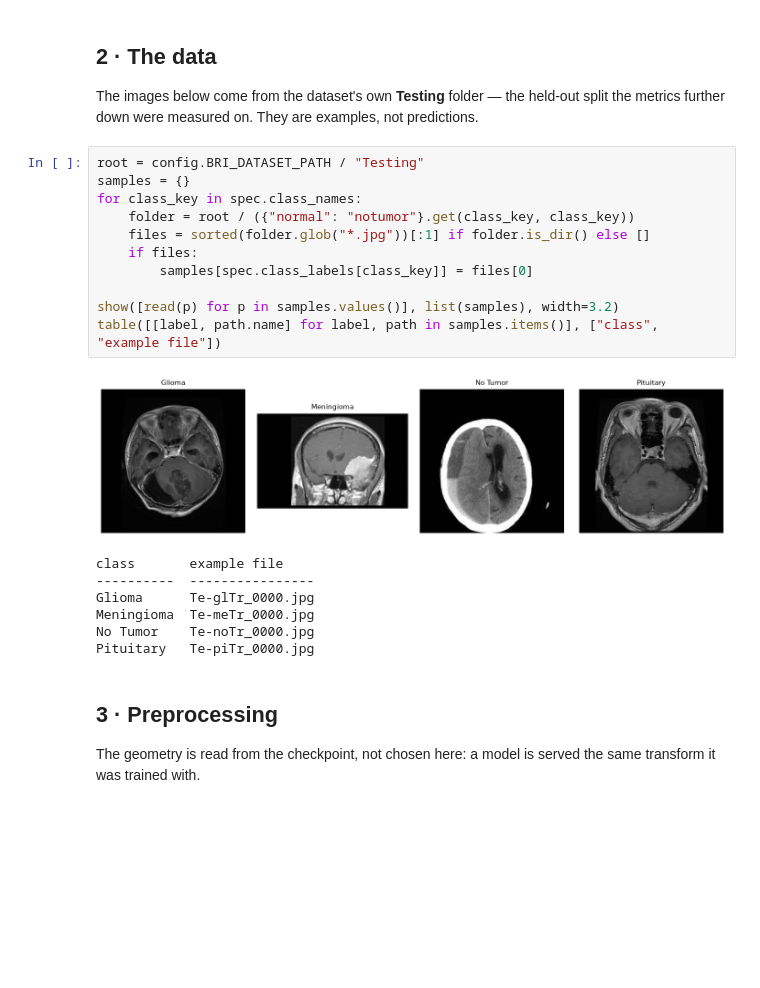
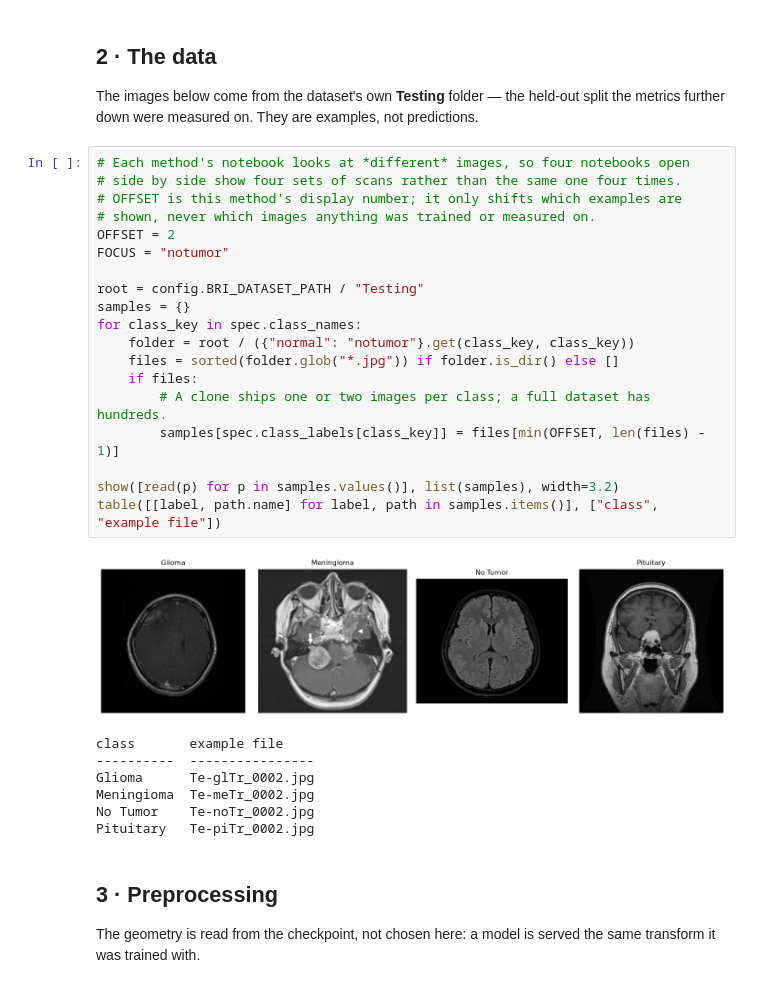
Before and after one commit to asifkhan78866-cmd/tumb, a Jupyter notebook: notebooks/03_method3_unet_convlstm_sfla.ipynb, the cells around one changed output. Saved outputs shown, nothing was run; the diff lists cells and outputs as text; blank space fills up the shorter version.

```diff
--- a/notebooks/03_method3_unet_convlstm_sfla.ipynb
+++ b/notebooks/03_method3_unet_convlstm_sfla.ipynb
@@ -106,24 +106,32 @@ The images below come from the dataset's own **Testing** folder — the held-out
 split the metrics further down were measured on. They are examples, not
 predictions.
 # %%
+# Each method's notebook looks at *different* images, so four notebooks open
+# side by side show four sets of scans rather than the same one four times.
+# OFFSET is this method's display number; it only shifts which examples are
+# shown, never which images anything was trained or measured on.
+OFFSET = 2
+FOCUS = "notumor"
+
 root = config.BRI_DATASET_PATH / "Testing"
 samples = {}
 for class_key in spec.class_names:
     folder = root / ({"normal": "notumor"}.get(class_key, class_key))
-    files = sorted(folder.glob("*.jpg"))[:1] if folder.is_dir() else []
+    files = sorted(folder.glob("*.jpg")) if folder.is_dir() else []
     if files:
-        samples[spec.class_labels[class_key]] = files[0]
+        # A clone ships one or two images per class; a full dataset has hundreds.
+        samples[spec.class_labels[class_key]] = files[min(OFFSET, len(files) - 1)]
 
 show([read(p) for p in samples.values()], list(samples), width=3.2)
 table([[label, path.name] for label, path in samples.items()], ["class", "example file"])
 # %% [output]
-[figure, old version]
+[figure, new version]
 class       example file
 ----------  ----------------
-Glioma      Te-glTr_0000.jpg
-Meningioma  Te-meTr_0000.jpg
-No Tumor    Te-noTr_0000.jpg
-Pituitary   Te-piTr_0000.jpg
+Glioma      Te-glTr_0002.jpg
+Meningioma  Te-meTr_0002.jpg
+No Tumor    Te-noTr_0002.jpg
+Pituitary   Te-piTr_0002.jpg
 # %% [markdown]
 ## 3 · Preprocessing
 
```
Also changed, not shown: parts of 2 cells of this notebook, 6 other files.
